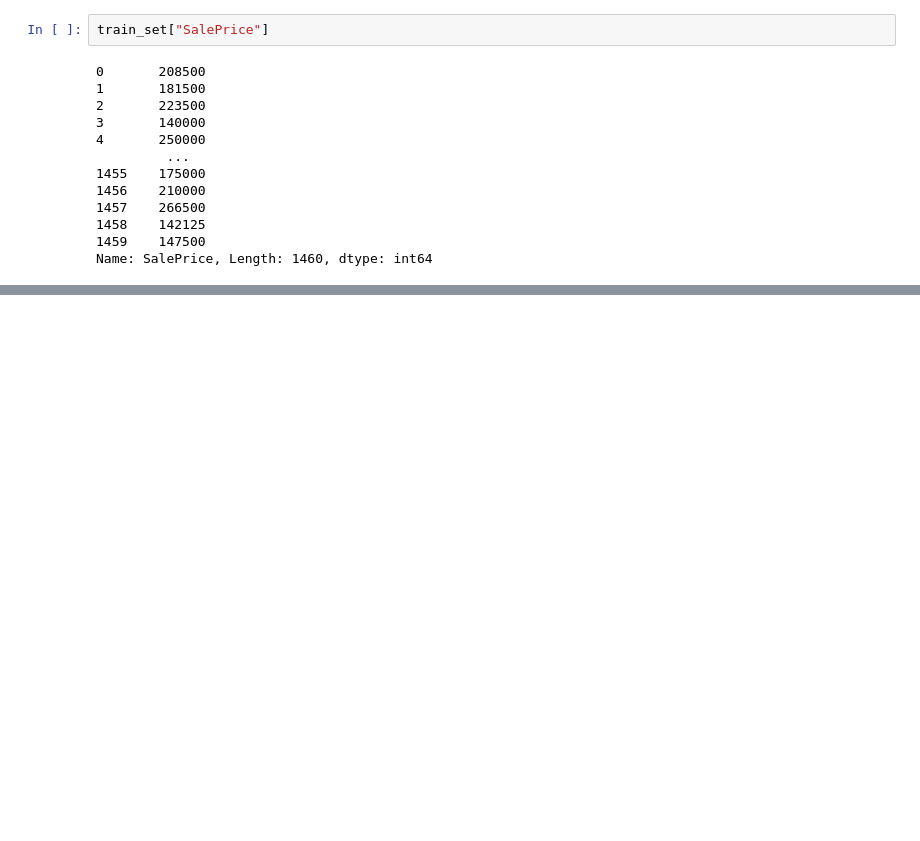
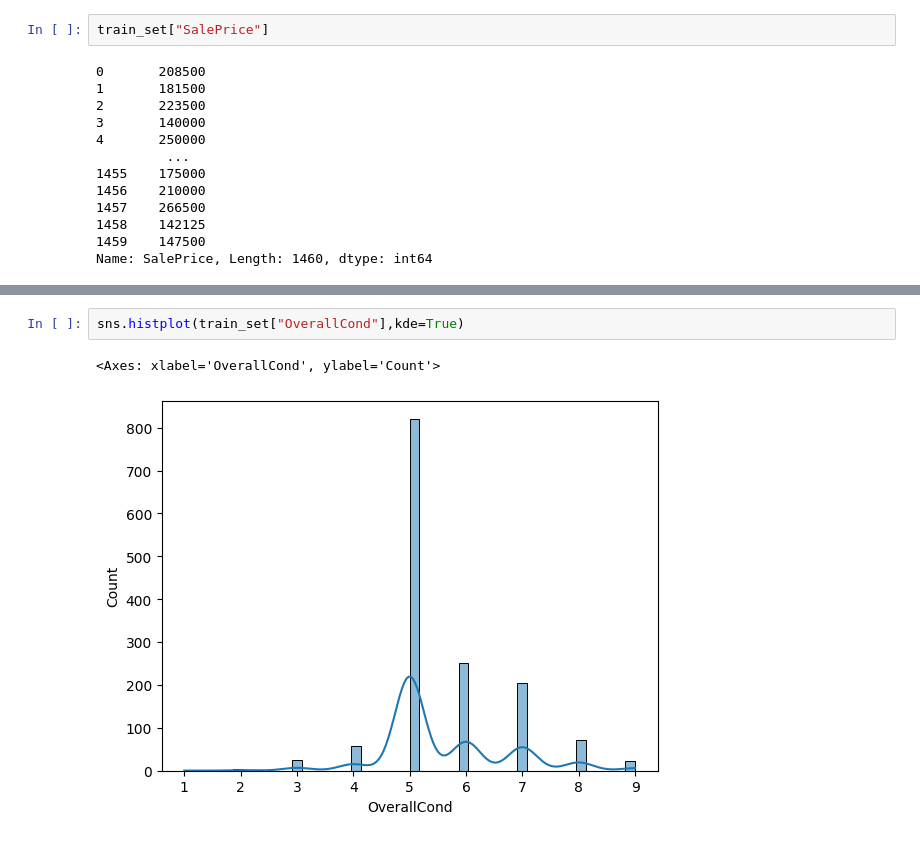
Before and after one commit to aryal1/HousePrices, a Jupyter notebook: tracking.ipynb, the cells around one changed output, grey strips where cells are left out. Drawn from its saved outputs; the diff is of its cells as text; blank space fills up the shorter version.

```diff
--- a/tracking.ipynb
+++ b/tracking.ipynb
@@ -193,0 +200,5 @@ Name: SalePrice, Length: 1460, dtype: int64
+# %%
+sns.histplot(train_set["OverallCond"],kde=True)
+# %% [output]
+<Axes: xlabel='OverallCond', ylabel='Count'>
+[figure, added]
```
Also changed, not shown: parts of 20 cells of this notebook.
